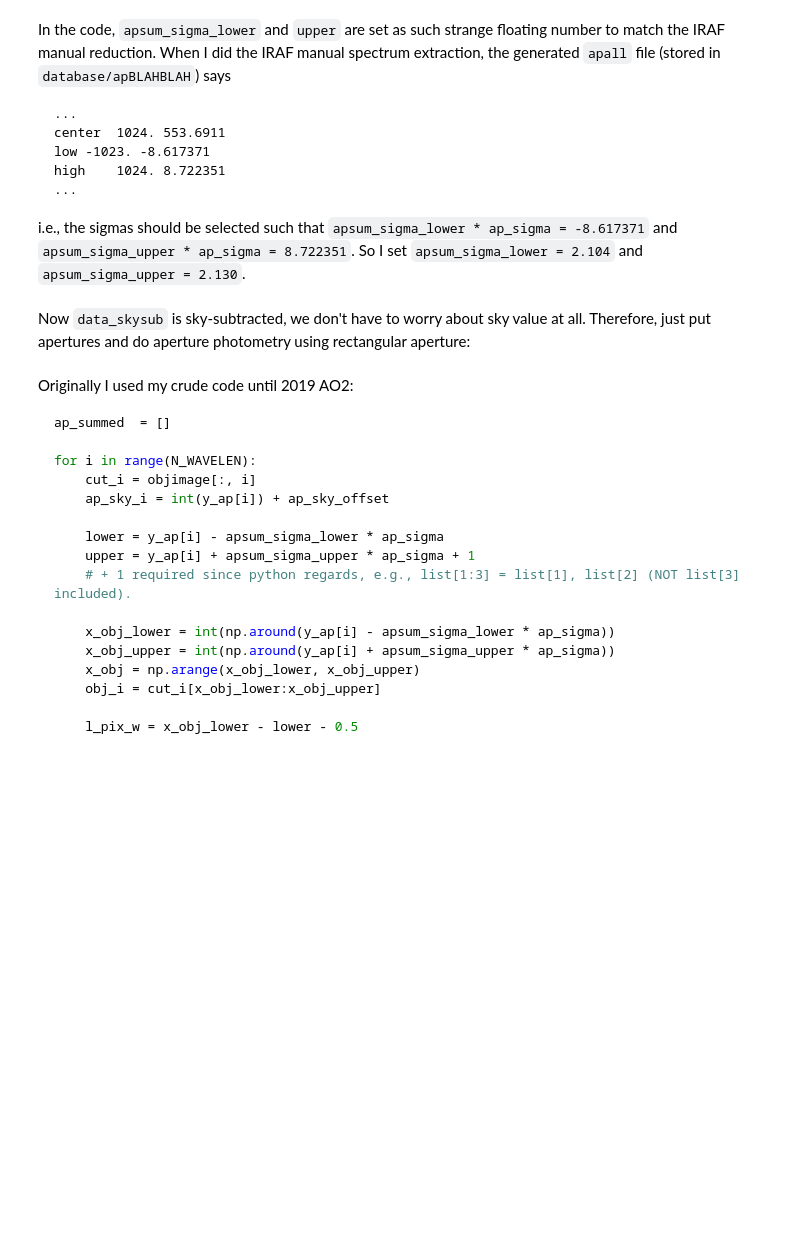
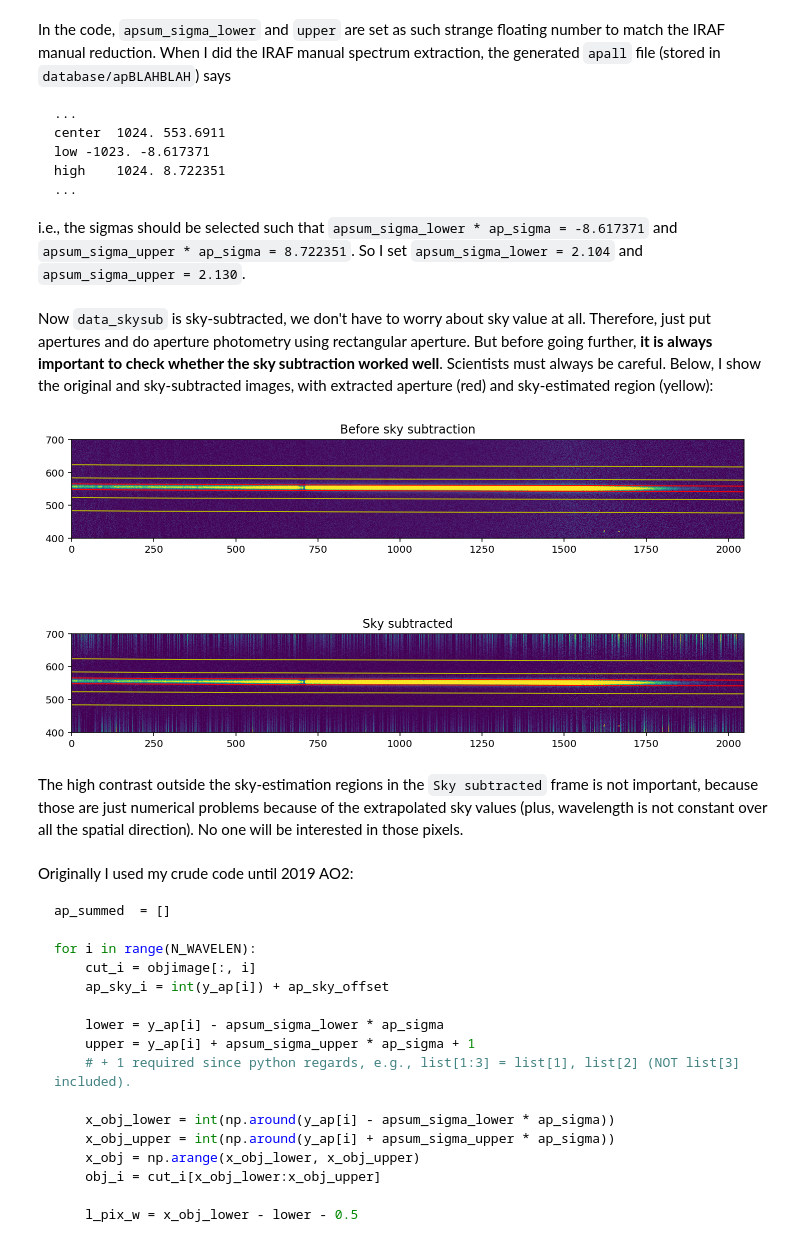
Before and after one commit to ysBach/SNU_AOclass, a Jupyter notebook: Notebooks/Spectroscopy_in_Python.ipynb, the cells around one changed output. Saved outputs shown, nothing was run; the diff lists cells and outputs as text; code cells hidden in the pictures; blank space fills up the shorter version.

Commit message:
visual improvement in figures

````diff
--- a/Notebooks/Spectroscopy_in_Python.ipynb
+++ b/Notebooks/Spectroscopy_in_Python.ipynb
@@ -898,4 +894,4 @@ In the code, ``apsum_sigma_lower`` and ``upper`` are set as such strange floatin
 
 i.e., the sigmas should be selected such that ``apsum_sigma_lower * ap_sigma = -8.617371`` and ``apsum_sigma_upper * ap_sigma = 8.722351``. So I set ``apsum_sigma_lower = 2.104`` and ``apsum_sigma_upper = 2.130``.
 # %% [markdown]
-Now ``data_skysub`` is sky-subtracted, we don't have to worry about sky value at all. Therefore, just put apertures and do aperture photometry using rectangular aperture:
+Now ``data_skysub`` is sky-subtracted, we don't have to worry about sky value at all. Therefore, just put apertures and do aperture photometry using rectangular aperture. But before going further, **it is always important to check whether the sky subtraction worked well**. Scientists must always be careful. Below, I show the original and sky-subtracted images, with extracted aperture (red) and sky-estimated region (yellow):
@@ -907,3 +898,29 @@ ap_summed = phot['aperture_sum'] / EXPTIME
+# %%
+pos = np.array([x_ap, y_ap]).T
+aps = RectangularAperture(positions=pos, w=1, h=apheight, theta=0)
+phot = aperture_photometry(data_skysub, aps, method='subpixel', subpixels=30)
+ap_summed = phot['aperture_sum'] / EXPTIME
+
+fig, axs = plt.subplots(2, 1, figsize=(10, 6), sharex=False, sharey=False, gridspec_kw=None)
+
+axs[0].imshow(objimage, vmin=0, vmax=200, origin='lower')
+axs[1].imshow(data_skysub, vmin=0, vmax=200, origin='lower')
+axs[0].set(title="Before sky subtraction")
+axs[1].set(title="Sky subtracted")
+
+for ax in [axs[0], axs[1]]:
+    ax.plot(x_ap, y_ap+apsum_sigma_upper*ap_sigma, 'r-', lw=1)
+    ax.plot(x_ap, y_ap-apsum_sigma_lower*ap_sigma, 'r-', lw=1)
+    ax.set(ylim=(400, 700))
+    for offset in ap_sky_offset:
+        ax.plot(x_ap, y_ap+offset, 'y-', lw=1)
+
+plt.tight_layout()
+plt.show()
+# %% [output]
+[figure, added]
+# %% [markdown]
+The high contrast outside the sky-estimation regions in the ``Sky subtracted`` frame is not important, because those are just numerical problems because of the extrapolated sky values (plus, wavelength is not constant over all the spatial direction). No one will be interested in those pixels.
 # %% [markdown]
 Originally I used my crude code until 2019 AO2:
 ```python
````
Also changed, not shown: parts of 13 cells of this notebook, 1 other file.
